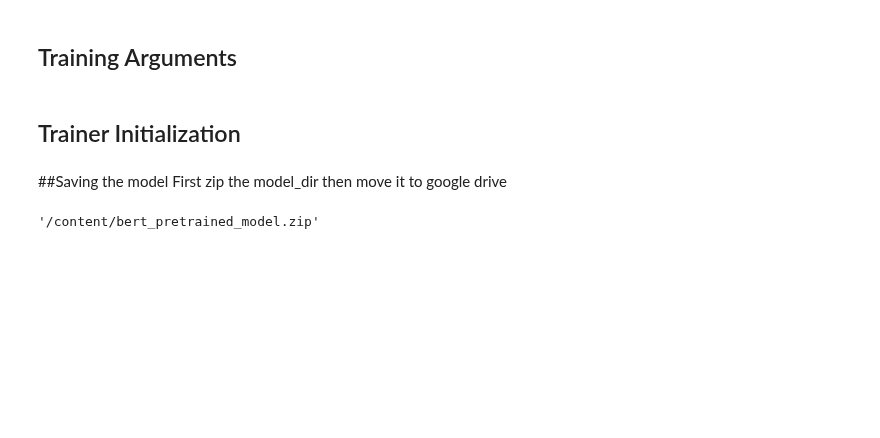
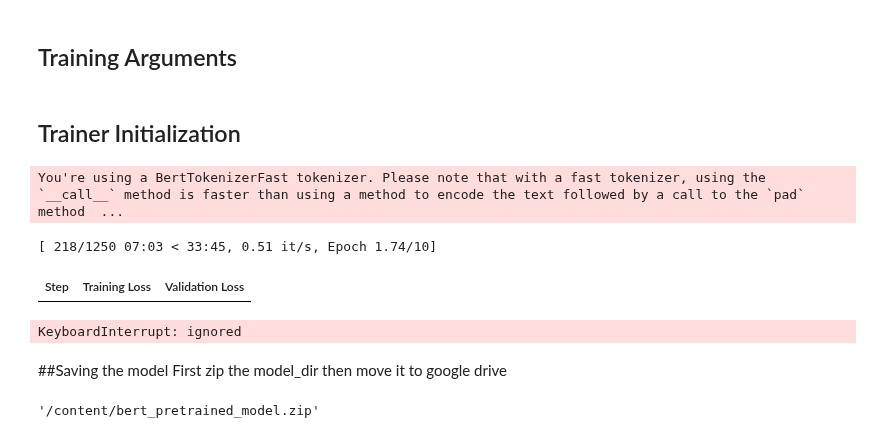
Before and after one commit to shahriarivari/Pretrain_BERT_from_scratch_on_persian_text, a Jupyter notebook: Persian_sentiment_analysis.ipynb, the cells around one changed output. Drawn from its saved outputs; the diff is of its cells as text; code cells hidden in the pictures; blank space fills up the shorter version.

```diff
--- a/Persian_sentiment_analysis.ipynb
+++ b/Persian_sentiment_analysis.ipynb
@@ -230,21 +230,34 @@ tokenizer = BertTokenizerFast.from_pretrained(tokenizer_output_dir)
 max_sequence_length = max_length
 
 # Define a custom tokenize function
-def tokenize_function(example):
-    # Ensure that the "text" field is a string
-    if not isinstance(example["text"], str):
-        raise TypeError("Input 'text' must be a string.")
+# def tokenize_function(example):
+#     # Ensure that the "text" field is a string
+#     if not isinstance(example["text"], str):
+#         raise TypeError("Input 'text' must be a string.")
 
+#     # Tokenize the text using BertTokenizerFast
+#     encoded = tokenizer(example["text"], truncation=True, padding='max_length',
+#                         return_special_tokens_mask=True,
+#                         max_length=max_sequence_length, return_tensors='pt')
+
+#     return {
+#         'input_ids': encoded['input_ids'].squeeze(),
+#         'attention_mask': encoded['attention_mask'].squeeze(),
+#     }
+
+# # Use the map function to tokenize the "train" split
+# tokenized_train_dataset = dataset['train'].map(tokenize_function, num_proc= 4)
+# tokenized_test_dataset = dataset['test'].map(tokenize_function, num_proc=4)
+
+def batch_tokenize_function(batch):
     # Tokenize the text using BertTokenizerFast
-    encoded = tokenizer(example["text"], truncation=True, padding='max_length',
+    encoded = tokenizer(batch["text"], truncation=True, padding='max_length',
                         return_special_tokens_mask=True,
-                        max_length=max_sequence_length, return_tensors='pt')
+                        max_length=max_length, return_tensors='pt')
 
     return {
-        'input_ids': encoded['input_ids'].squeeze(),
-        'attention_mask': encoded['attention_mask'].squeeze(),
+        'input_ids': encoded['input_ids'],
+        'attention_mask': encoded['attention_mask'],
     }
-
-# Use the map function to tokenize the "train" split
-tokenized_train_dataset = dataset['train'].map(tokenize_function, num_proc= 256)
-tokenized_test_dataset = dataset['test'].map(tokenize_function, num_proc=4)
+tokenized_train_dataset = dataset['train'].select([i for i in range(1_000_000)]).map(batch_tokenize_function, batched=True , num_proc= 4)
+tokenized_test_dataset = dataset['test'].select([i for i in range(1_000_000)]).map(batch_tokenize_function, batched=True, num_proc= 4)
@@ -300,9 +283,9 @@ Dataset({
 # Model Configuration
 model_config = BertConfig(
     vocab_size=vocab_size,
-    hidden_size=768,  # Adjust as needed
-    num_attention_heads=12,  # Adjust as needed
-    num_hidden_layers=4,  # Adjust as needed
+    hidden_size=192,  # Adjust as needed
+    num_attention_heads=6,  # Adjust as needed
+    num_hidden_layers=2,  # Adjust as needed
     max_position_embeddings=max_length,
 )
 # Model Initialization
@@ -347,9 +330,14 @@ trainer = Trainer(
 # %%
 # Train the model
 trainer.train()
 
 # Save the final pre-trained model
-trainer.save_model(os.path.join(pretrained_model_output_dir, "final_model"))
+# trainer.save_model(os.path.join(pretrained_model_output_dir, "final_model"))
+# %% [output]
+You're using a BertTokenizerFast tokenizer. Please note that with a fast tokenizer, using the `__call__` method is faster than using a method to encode the text followed by a call to the `pad` method  ...
+[ 218/1250 07:03 < 33:45, 0.51 it/s, Epoch 1.74/10]
+| Step | Training Loss | Validation Loss |
+KeyboardInterrupt: ignored
 # %% [markdown]
 ##Saving the model
 First zip the model_dir then move it to google drive
```
Also changed, not shown: parts of 3 cells of this notebook.
